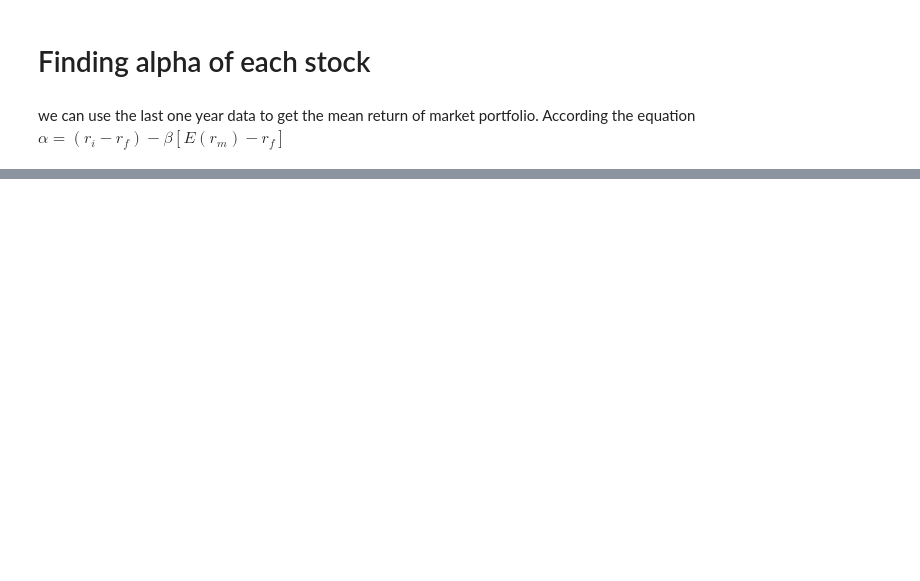
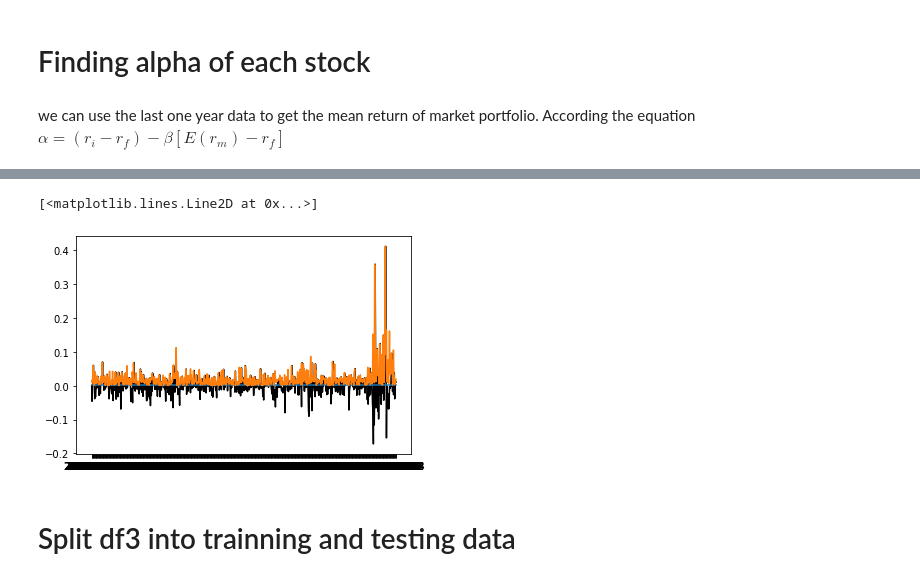
Before and after one commit to ronming1303/Math_590_Project, a Jupyter notebook: cleandata.ipynb, the cells around one changed output, grey strips where cells are left out. Cells and saved outputs as stored; diff of their text form; code cells hidden in the pictures; blank space fills up the shorter version.

```diff
--- a/cleandata.ipynb
+++ b/cleandata.ipynb
@@ -199,0 +245,3 @@ plt.plot(df2.index, df2["AAP alpha"])
+# %%
+df3 = df2.iloc[:, :2].copy()
+df3.head()
@@ -199,0 +255,5 @@ plt.plot(df2.index, df2["AAP alpha"])
+# %%
+df3["Growth"] = df3["AAL"] > 0
+df3["AAL alpha lag"] = df3["AAL alpha"].shift()
+df3["AAL lag"] = df3["AAL"].shift()
+df3.head(10)
@@ -199,0 +272,5 @@ plt.plot(df2.index, df2["AAP alpha"])
+# %%
+df4 = df3[df3['Growth']==True].copy()
+df5 = df3[df3["Growth"]==False]
+
+df4.head()
@@ -199,0 +284,9 @@ plt.plot(df2.index, df2["AAP alpha"])
+# %%
+plt.plot(df4.index, df4["AAL alpha lag"], c="k")
+plt.plot(df4.index, np.ones(len(df4.index))*df4["AAL alpha lag"].mean())
+plt.plot(df4.index, df4["AAL"])
+# %% [output]
+[<matplotlib.lines.Line2D at 0x...>]
+[figure, added]
+# %% [markdown]
+# Split df3 into trainning and testing data
```
Also changed, not shown: parts of 29 cells of this notebook.
